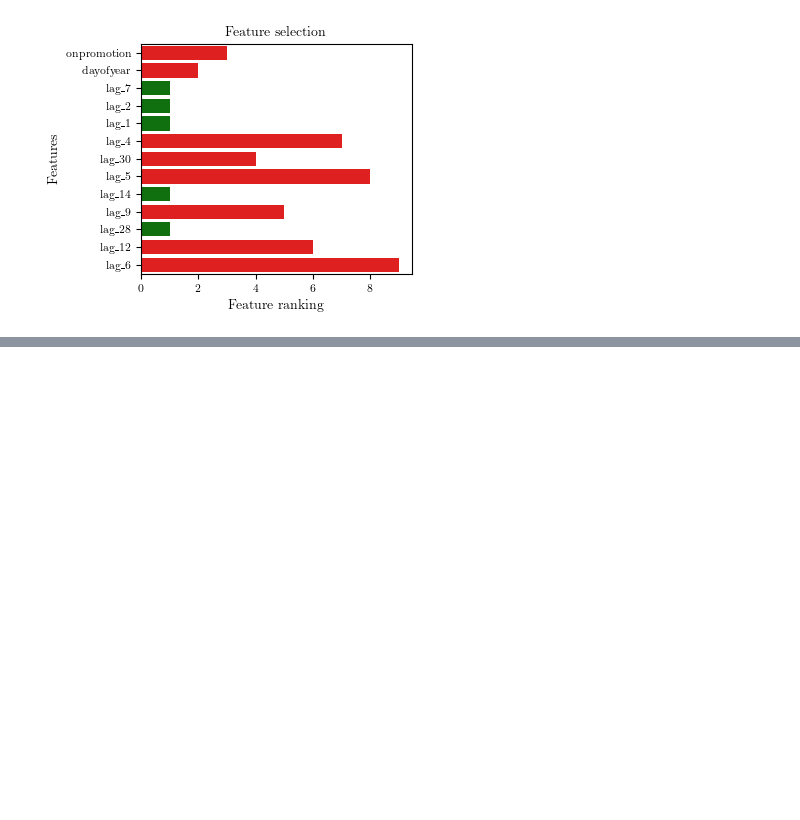
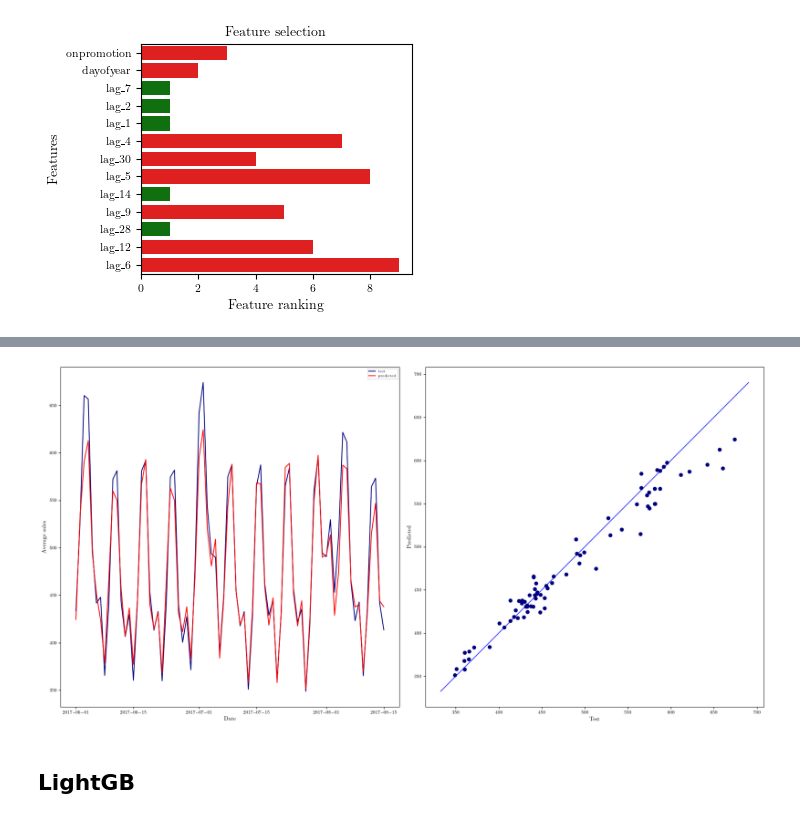
Before and after one commit to bertlem/kaggle-store-sales-ts-forecasting, a Jupyter notebook: data_forecasting_average_sales.ipynb, the cells around one changed output, grey strips where cells are left out. Drawn from its saved outputs; the diff is of its cells as text; code cells hidden in the pictures; blank space fills up the shorter version.

```diff
--- a/data_forecasting_average_sales.ipynb
+++ b/data_forecasting_average_sales.ipynb
@@ -793,0 +925,11 @@ selected features: ['lag_7' 'lag_2' 'lag_1' 'lag_14' 'lag_28']
+# %%
+#[LightGBM] [Fatal] Do not support special JSON characters in feature name
+import re
+#gb_train_data = gb_train_data.rename(columns = lambda x:re.sub('lag_', 'lag', x))
+
+gb_train_data = gb_train_data.rename(columns = lambda x:re.sub('[^A-Za-z0-9()]+', '', x))
+gb_test_data = gb_test_data.rename(columns = lambda x:re.sub('[^A-Za-z0-9()]+', '', x))
+# removing , and _
+
+
+print(gb_train_data.columns)
@@ -793,0 +975,17 @@ selected features: ['lag_7' 'lag_2' 'lag_1' 'lag_14' 'lag_28']
+# %%
+# Initialize time series split
+xgb_cv = TimeSeriesSplit(n_splits=4)
+
+# define model
+xgb_model =  XGBRegressor()
+
+# define parameters as dict
+xgb_parameters = {
+    "max_depth": [3,4,6,5,10],
+    "learning_rate": [0.01, 0.05, 0.1, 0.2, 0.3],
+    "n_estimators": [100, 300, 500, 700, 900, 1000],
+    "colsample_bytree": [0.3, 0.5, 0.7],
+}
+# %%
+xgb_grid_search = GridSearchCV(estimator = xgb_model, cv = xgb_cv, param_grid = xgb_parameters)
+xgb_grid_search.fit(gb_train_data,y_train)
@@ -793,0 +1012,9 @@ selected features: ['lag_7' 'lag_2' 'lag_1' 'lag_14' 'lag_28']
+# %%
+# Evaluate grid_search results
+xgb_pred = xgb_grid_search.predict(gb_test_data)
+# %%
+plot_evaluation_gb_methods(y_test.index, y_test, xgb_pred, 'Date', 'Average sales', path_plots, 'plot_evaluation_XGB.pdf')
+# %% [output]
+[figure, added]
+# %% [markdown]
+## LightGB
```
Also changed, not shown: parts of 65 cells of this notebook, 12 other files.
